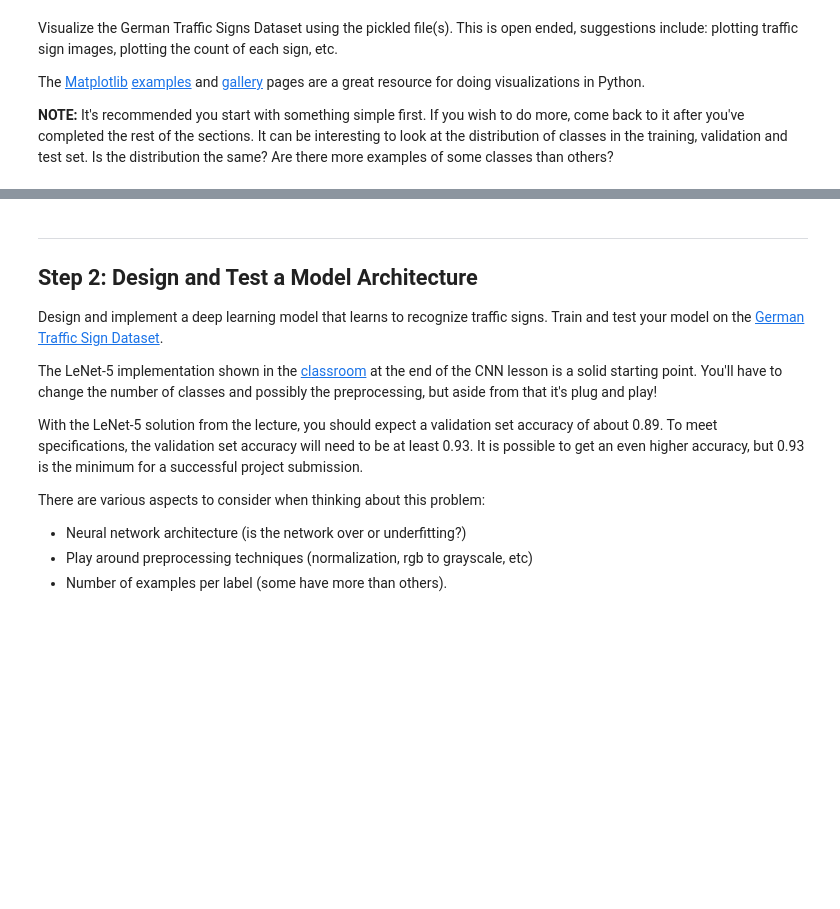
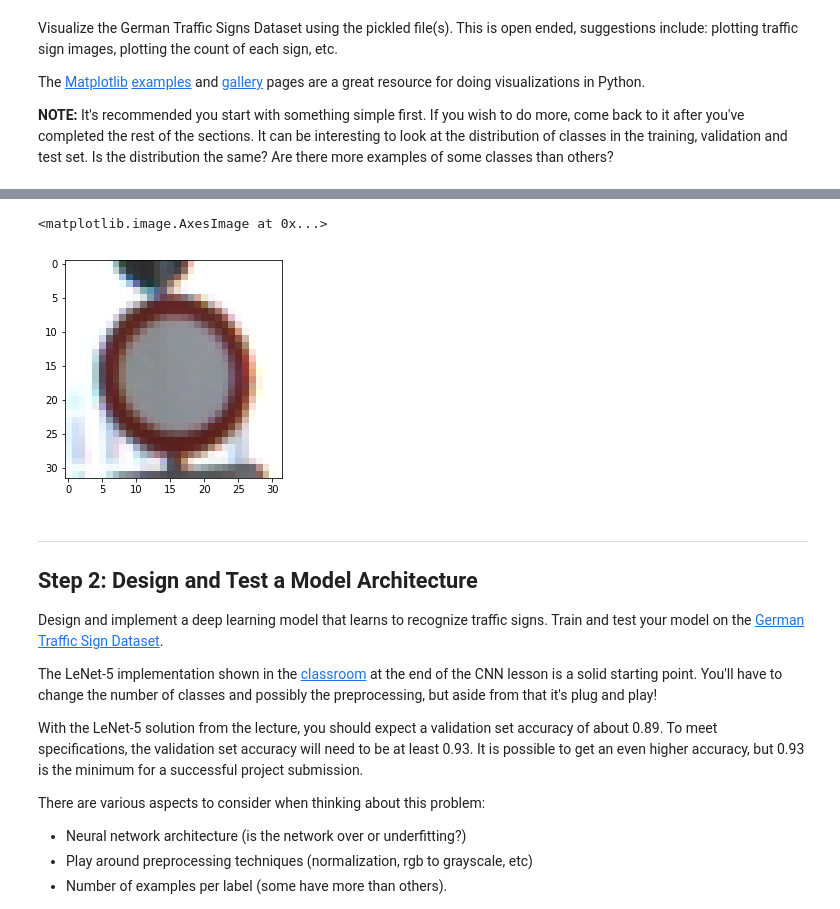
Before and after one commit to AnibalSiguenza/traffic_sign_clasifier, a Jupyter notebook: Traffic_Sign_Classifier.ipynb, the cells around one changed output, grey strips where cells are left out. Cells and saved outputs as stored; diff of their text form; code cells hidden in the pictures; blank space fills up the shorter version.

```diff
--- a/Traffic_Sign_Classifier.ipynb
+++ b/Traffic_Sign_Classifier.ipynb
@@ -124,3 +164,8 @@ for nImage in range(9):
+# %%
+pyplot.imshow(X_train_shuffled[1,:,:,:])
+# %% [output]
+<matplotlib.image.AxesImage at 0x...>
+[figure, added]
 # %% [markdown]
 ----
 
```
Also changed, not shown: parts of 13 cells of this notebook.
